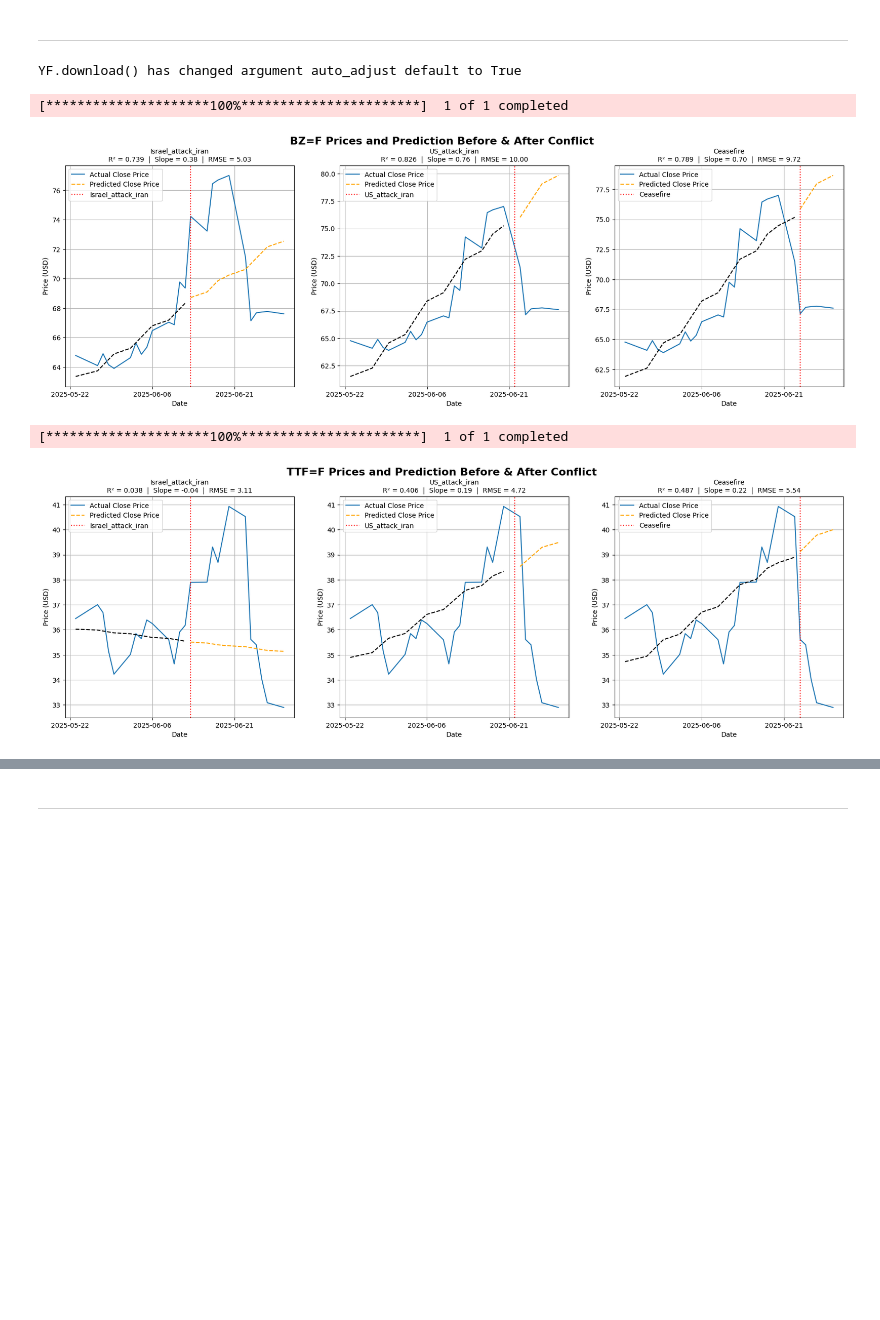
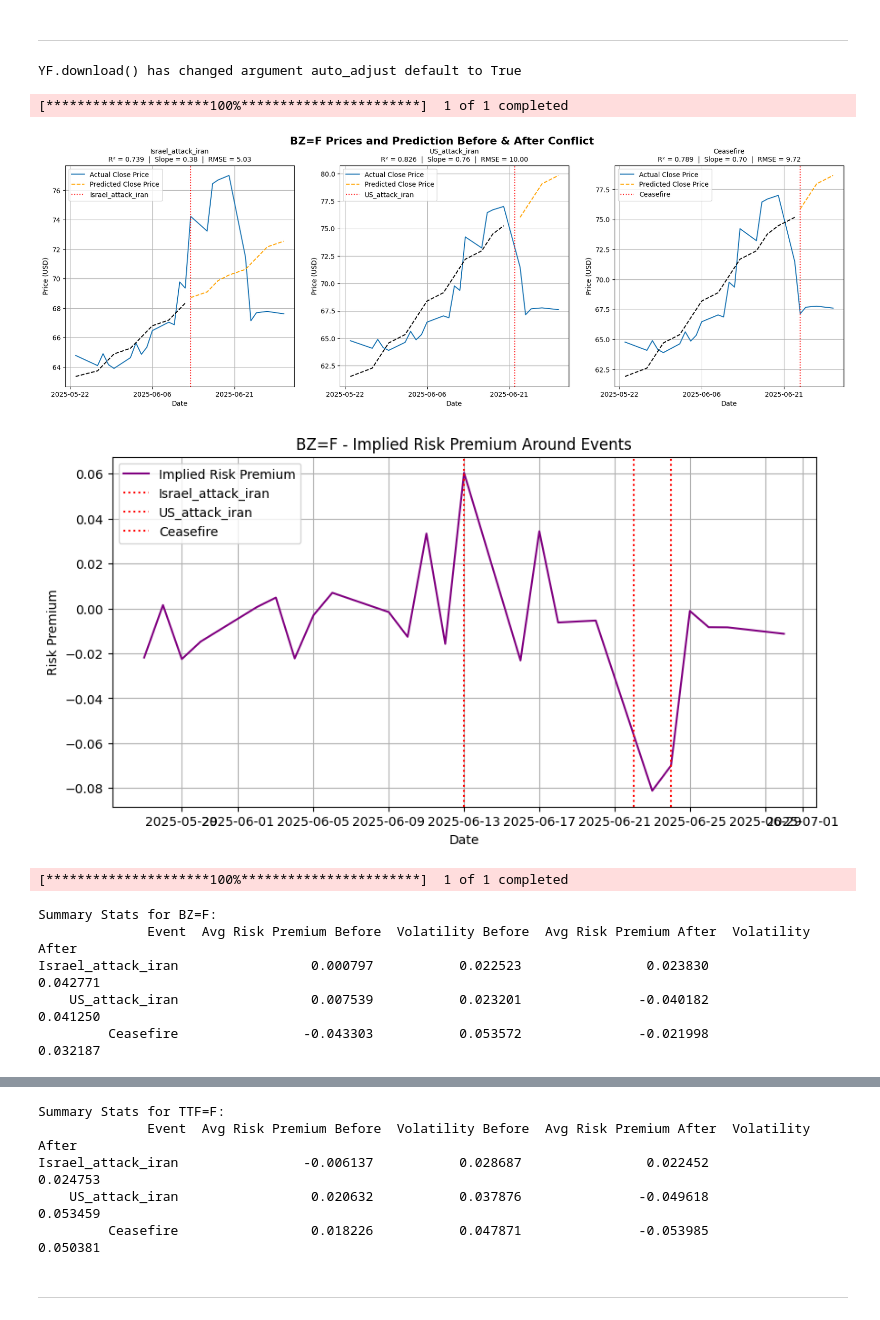
Before and after one commit to jinsh3ng/Israel-Iran-Risk-Premium-Analysis, a Jupyter notebook: main.ipynb, the cells around one changed output, grey strips where cells are left out. Saved outputs shown, nothing was run; the diff lists cells and outputs as text; code cells hidden in the pictures; blank space fills up the shorter version.

```diff
--- a/main.ipynb
+++ b/main.ipynb
@@ -16,14 +16,34 @@ For natural gas, we select TTF=F, and for crude oil, BZ=F. I will extract their
 2. Do risk premiums vary depending on the conflict? Which types of conflicts tend to cause larger increases in risk premiums?
 # %% [markdown]
 ***
+# %%
+import numpy as np
+import pandas as pd
+import matplotlib.pyplot as plt
+from datetime import datetime, timedelta
+import yfinance as yf
+from sklearn.linear_model import LinearRegression
+from sklearn.metrics import mean_squared_error
+israel_attack_iran = datetime(2025, 6, 13)
+us_attack_iran = datetime(2025, 6, 22)
+ceasefire = datetime(2025, 6, 24)
+end = datetime(2025, 7, 1)
+events = [("Israel_attack_iran", israel_attack_iran), ("US_attack_iran", us_attack_iran), ("Ceasefire", ceasefire)]
 # %%
-from src.analyze_conflict import analyze_and_plot
+from src.analyze_conflict import analyze_and_plot, summarize_risk_premium
 tickers = ["BZ=F", "TTF=F"]
 for i in tickers:
-    df,fig = analyze_and_plot(i, 21)
+    df, fig, fig_risk = analyze_and_plot(i, 21)
+    stats = summarize_risk_premium(df, events)
+    print(f"\nSummary Stats for {i}:\n", stats.to_string(index=False))
 # %% [output]
 YF.download() has changed argument auto_adjust default to True
 [*********************100%***********************]  1 of 1 completed
 [figure]
+[figure, new version]
 [*********************100%***********************]  1 of 1 completed
-[figure, old version]
+Summary Stats for BZ=F:
+              Event  Avg Risk Premium Before  Volatility Before  Avg Risk Premium After  Volatility After
+Israel_attack_iran                 0.000797           0.022523                0.023830          0.042771
+    US_attack_iran                 0.007539           0.023201               -0.040182          0.041250
+         Ceasefire                -0.043303           0.053572               -0.021998          0.032187
@@ -30,2 +52,7 @@ YF.download() has changed argument auto_adjust default to True
+Summary Stats for TTF=F:
+              Event  Avg Risk Premium Before  Volatility Before  Avg Risk Premium After  Volatility After
+Israel_attack_iran                -0.006137           0.028687                0.022452          0.024753
+    US_attack_iran                 0.020632           0.037876               -0.049618          0.053459
+         Ceasefire                 0.018226           0.047871               -0.053985          0.050381
 # %% [markdown]
 ***
```
Also changed, not shown: parts of 4 cells of this notebook, 2 other files.
